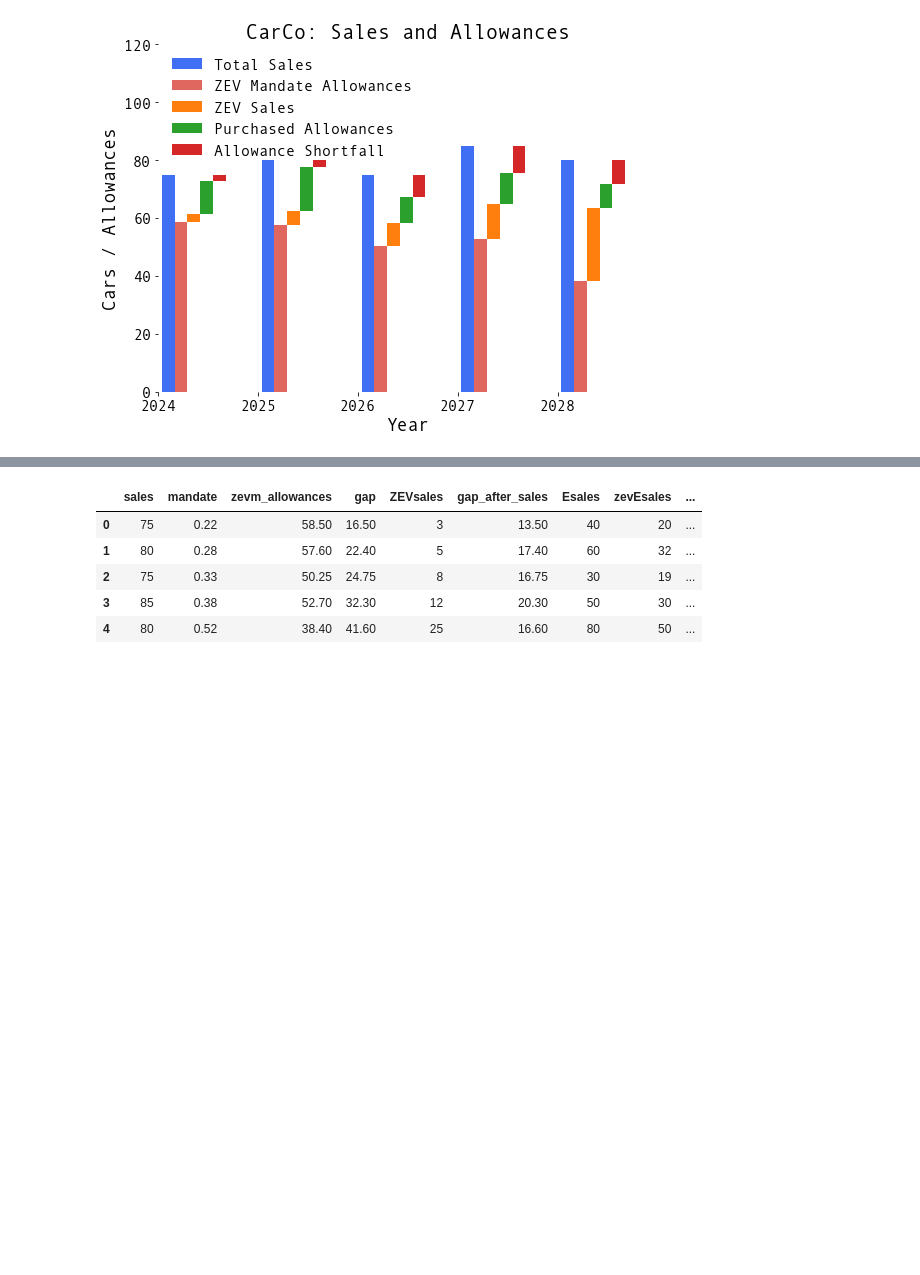
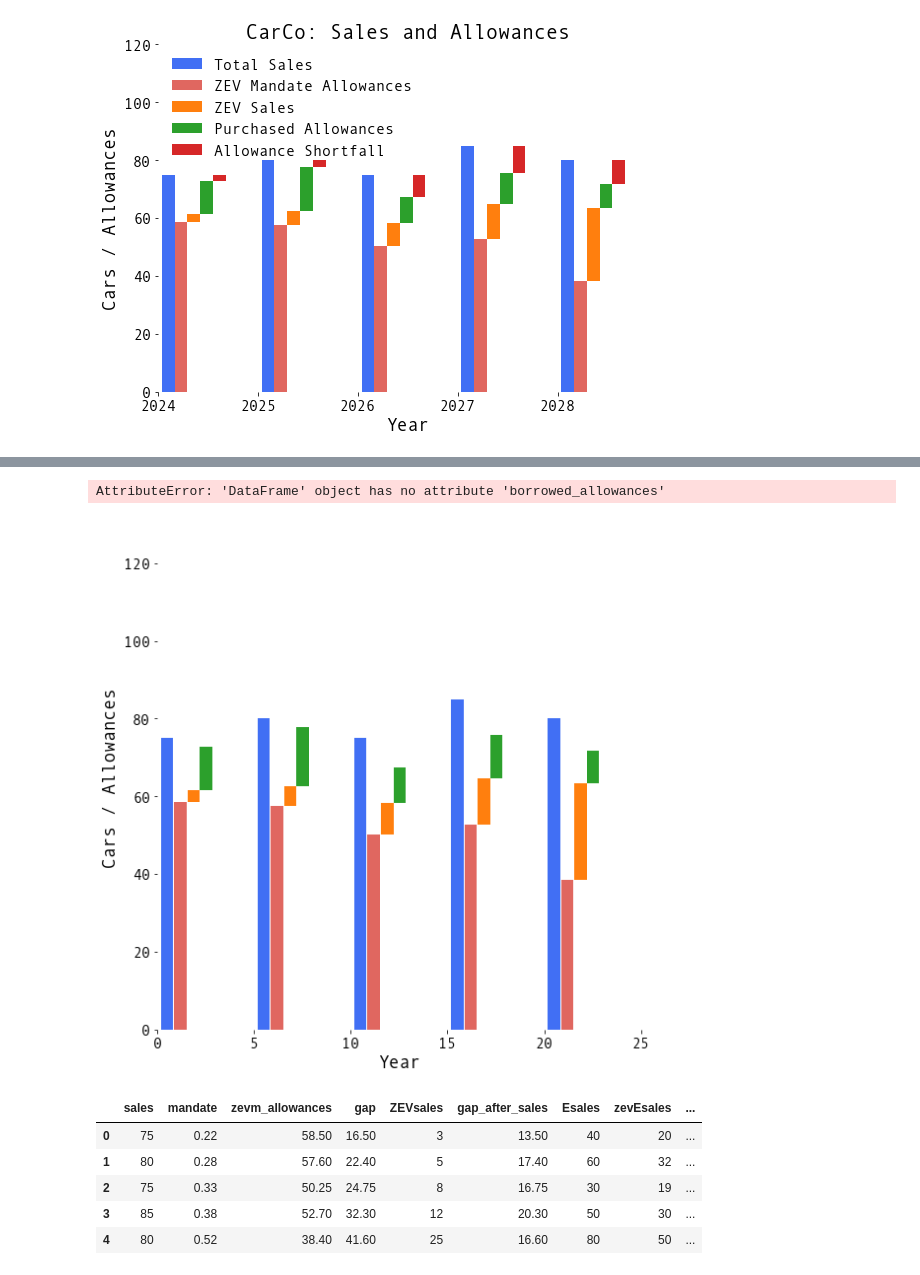
Before and after one commit to New-AutoMotive/zev_mandate, a Jupyter notebook: 02.02) General ZEV mandate graphics.ipynb, the cells around one changed output, grey strips where cells are left out. Cells and saved outputs as stored; diff of their text form; code cells hidden in the pictures; blank space fills up the shorter version.

```diff
--- a/02.02) General ZEV mandate graphics.ipynb
+++ b/02.02) General ZEV mandate graphics.ipynb
@@ -157,0 +170,4 @@ df
+# %%
+df['gap_after_sales_borrowing'] = df.sales - (df.zevm_allowances + df.ZEVsales + df.borrowable)
+# %%
+df.iloc[3:4, -1] = df.iloc[3]['deficit']+df.iloc[3]['gap_after_sales_borrowing']
@@ -158 +178,3 @@ df
+# %%
+df['repayment'] = [0, 0, 0, df.iloc[3].deficit, 0]
 # %%
@@ -248,3 +274,34 @@ plt.savefig('plots/car_co_zevm_sales_mad.png', transparent=False, bbox_inches='t
+# %%
+fig, ax = plt.subplots(figsize=(8, 8))
+
+ax.grid(False)
+
+ax.set_ylim(0, 130)
+ax.set_xlim(0, 25)
+ax.set_ylabel('Cars / Allowances')
+ax.set_xlabel('Year')
+
+bar_width = 0.64
+bar_gap = 0.05
+
+ax.bar(x=(5*df.index)+0.5, height=df.sales, width=bar_width, label='Total Sales')
+ax.bar(x=(5*df.index)+0.5+bar_width+bar_gap, height=df.zevm_allowances, width=bar_width, label='ZEV Mandate Allowances')
+ax.bar(x=(5*df.index)+0.5+2*bar_width+2*bar_gap, height=df.ZEVsales, bottom = df.zevm_allowances, width=bar_width, label='ZEV Sales')
+ax.bar(x=(5*df.index)+0.5+3*bar_width+2*bar_gap, height=-1*df.Egap_after_sales, bottom=(df.zevm_allowances + df.ZEVsales), width=bar_width, label='Purchased Allowances')
+ax.bar(x=(5*df.index)+0.5+4*bar_width+2*bar_gap, height=df.borrowed_allowances, bottom=(df.zevm_allowances + df.ZEVsales+(-1*df.Egap_after_sales)), width=bar_width, label='Borrowed Allowances')
+ax.bar(x=(5*df.index)+0.5+5*bar_width+3*bar_gap, height=df.gap_after_s_t_b, bottom=(df.borrowed_allowances+df.zevm_allowances + df.ZEVsales+(-1*df.Egap_after_sales)), width=bar_width, label='Allowance Shortfall')
+
+
+ax.legend(loc='upper right')
+
+ax.set_xticks(list(range(0, 25, 5)))
+ax.set_xticklabels(['2024', '2025', '2026', '2027', '2028'])
+
+ax.set_title('CarCo: Sales and Allowances')
+plt.savefig('plots/car_co_zevm_sales_mad.png', transparent=False, bbox_inches='tight', dpi=300)
+# %% [output]
+AttributeError: 'DataFrame' object has no attribute 'borrowed_allowances'
+[figure, added]
 # %%
 df['buy_out'] = df.apply(lambda row: row.gap_after_s_t_b * 15000, axis=1)
 # %%
```
Also changed, not shown: parts of 5 cells of this notebook, 1 other file.
